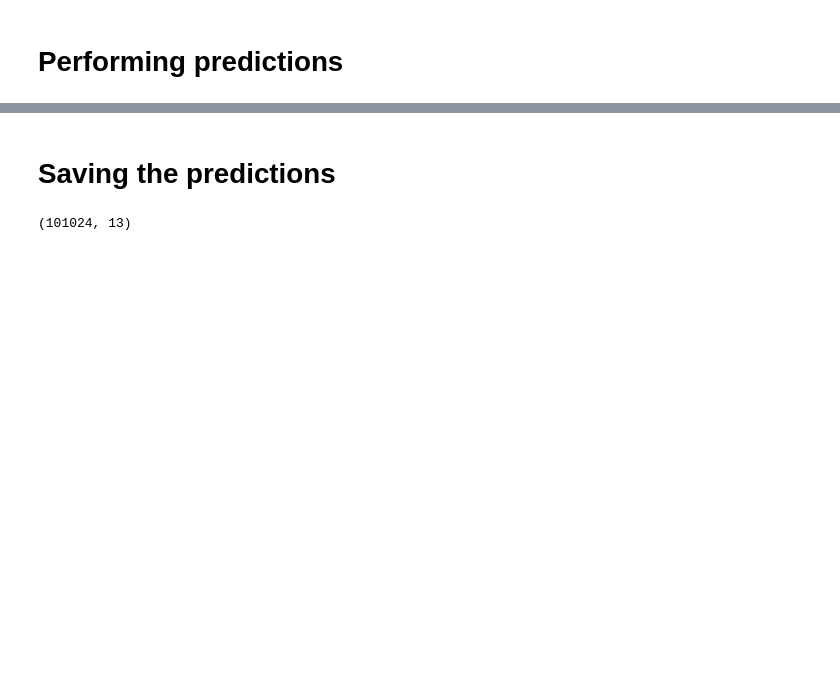
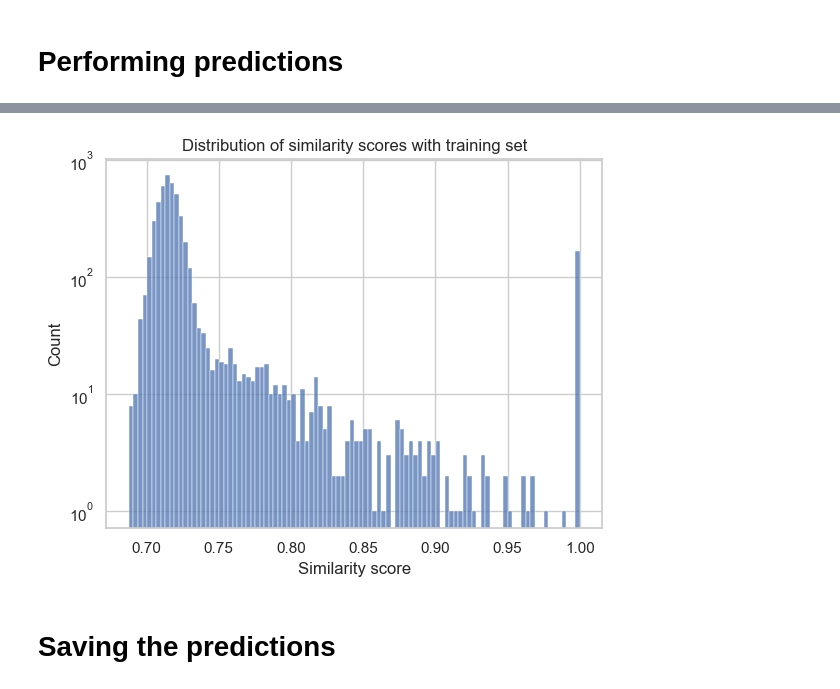
Before and after one commit to IMI-COMBINE/broad_spectrum_prediction, a Jupyter notebook: src/9_2_euos_library_prediction.ipynb, the cells around one changed output, grey strips where cells are left out. Saved outputs shown, nothing was run; the diff lists cells and outputs as text; code cells hidden in the pictures; blank space fills up the shorter version.

```diff
--- a/src/9_2_euos_library_prediction.ipynb
+++ b/src/9_2_euos_library_prediction.ipynb
@@ -79,0 +144,3 @@ plt.show()
+# %%
+train_df = pd.read_csv("../data/splits/combined/mhfp6_train.csv")
+train_df.head(2)
@@ -80,2 +152,13 @@ plt.show()
+# %%
+train_fingerprints = []
+
+for row in tqdm(train_df.values):
+    cmpd_label = row[-1]
+    cmpd_fingerprint = row[:-2]
+    train_fingerprints.append(cmpd_fingerprint)
+# %%
+get_sim_with_bioactive(train_fingerprints)
+# %% [output]
+[figure, added]
 # %% [markdown]
 # Saving the predictions
@@ -84,5 +170 @@ euos_df.sort_values("probability", ascending=False, inplace=True)
-# %%
-euos_df.shape
-# %% [output]
-(101024, 13)
 # %%
```
Also changed, not shown: parts of 25 cells of this notebook, 2 other files.
